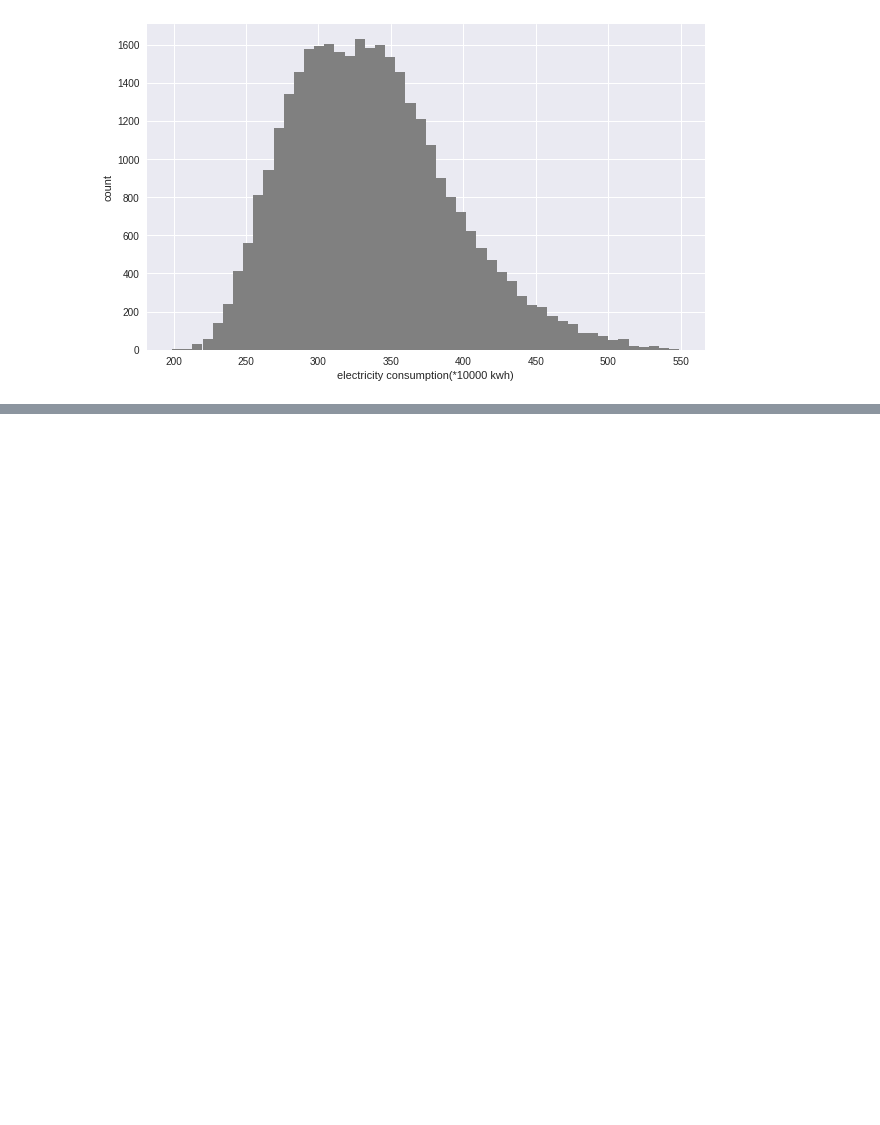
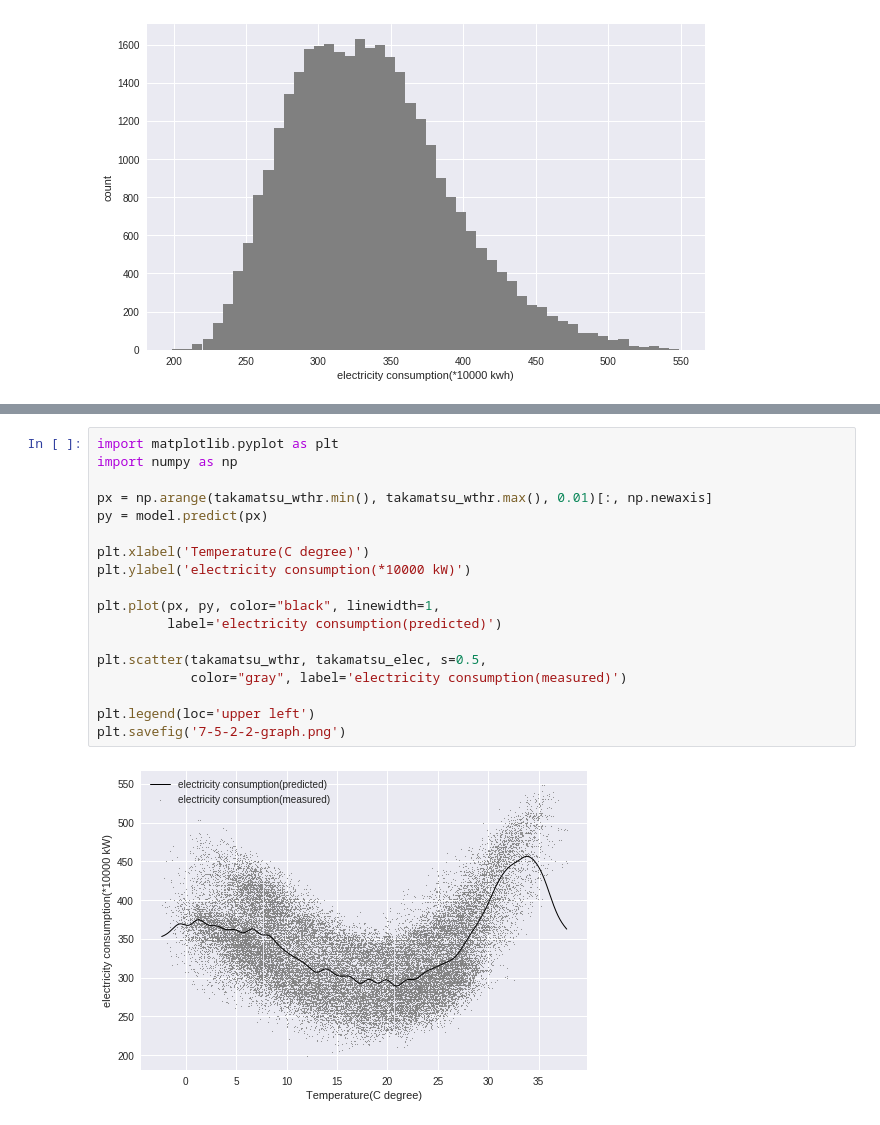
Before and after one commit to kintarou/django-starter, a Jupyter notebook: electric_regression.ipynb, the cells around one changed output, grey strips where cells are left out. Drawn from its saved outputs; the diff is of its cells as text; blank space fills up the shorter version.

```diff
--- a/electric_regression.ipynb
+++ b/electric_regression.ipynb
@@ -170,0 +252,20 @@ plt.savefig('7-4-1-2-graph.png')
+# %%
+import matplotlib.pyplot as plt
+import numpy as np
+
+px = np.arange(takamatsu_wthr.min(), takamatsu_wthr.max(), 0.01)[:, np.newaxis]
+py = model.predict(px)
+
+plt.xlabel('Temperature(C degree)')
+plt.ylabel('electricity consumption(*10000 kW)')
+
+plt.plot(px, py, color="black", linewidth=1,
+         label='electricity consumption(predicted)')
+
+plt.scatter(takamatsu_wthr, takamatsu_elec, s=0.5,
+            color="gray", label='electricity consumption(measured)')
+
+plt.legend(loc='upper left')
+plt.savefig('7-5-2-2-graph.png')
+# %% [output]
+[figure, added]
```
Also changed, not shown: parts of 8 cells of this notebook.
